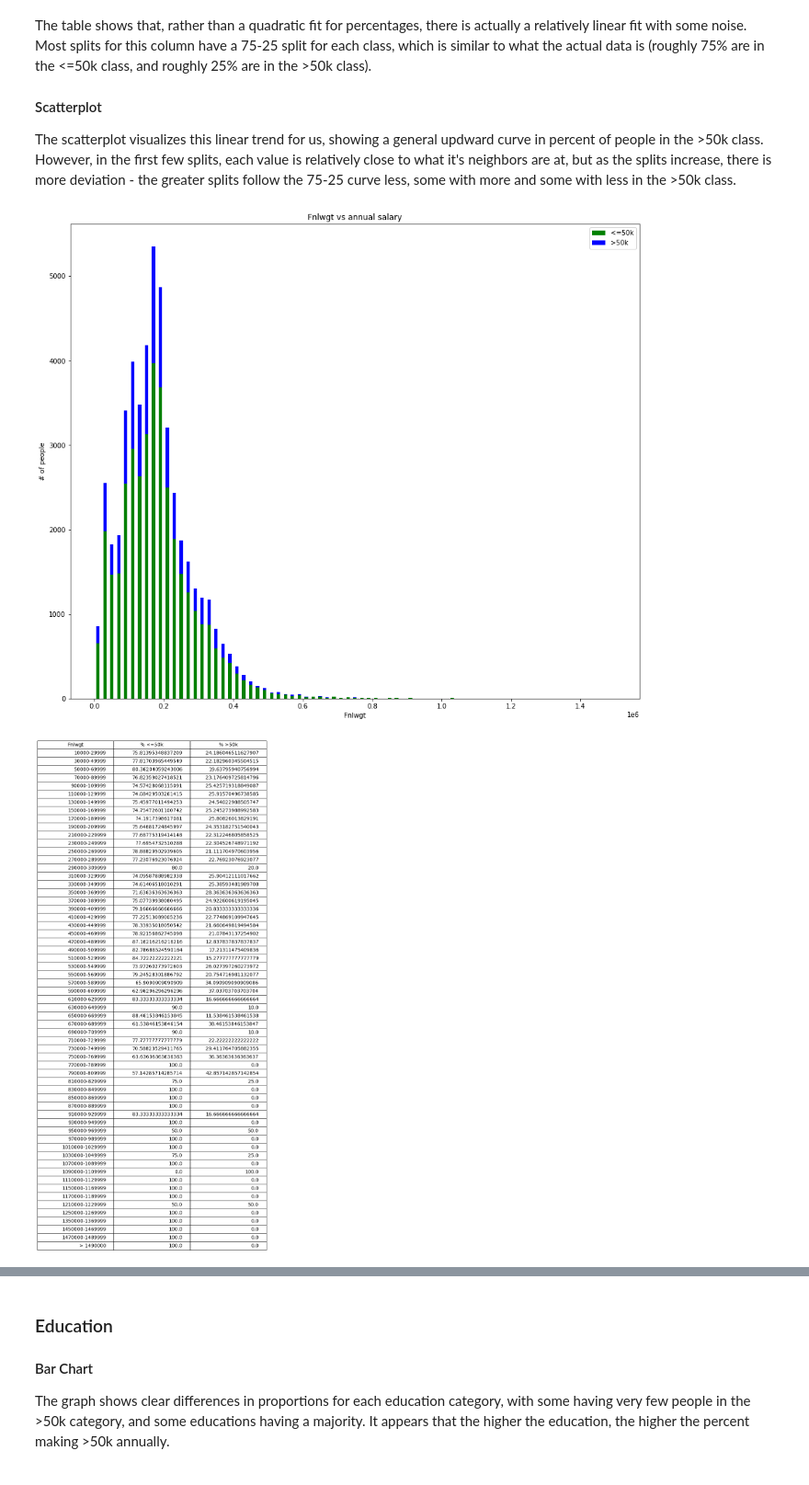
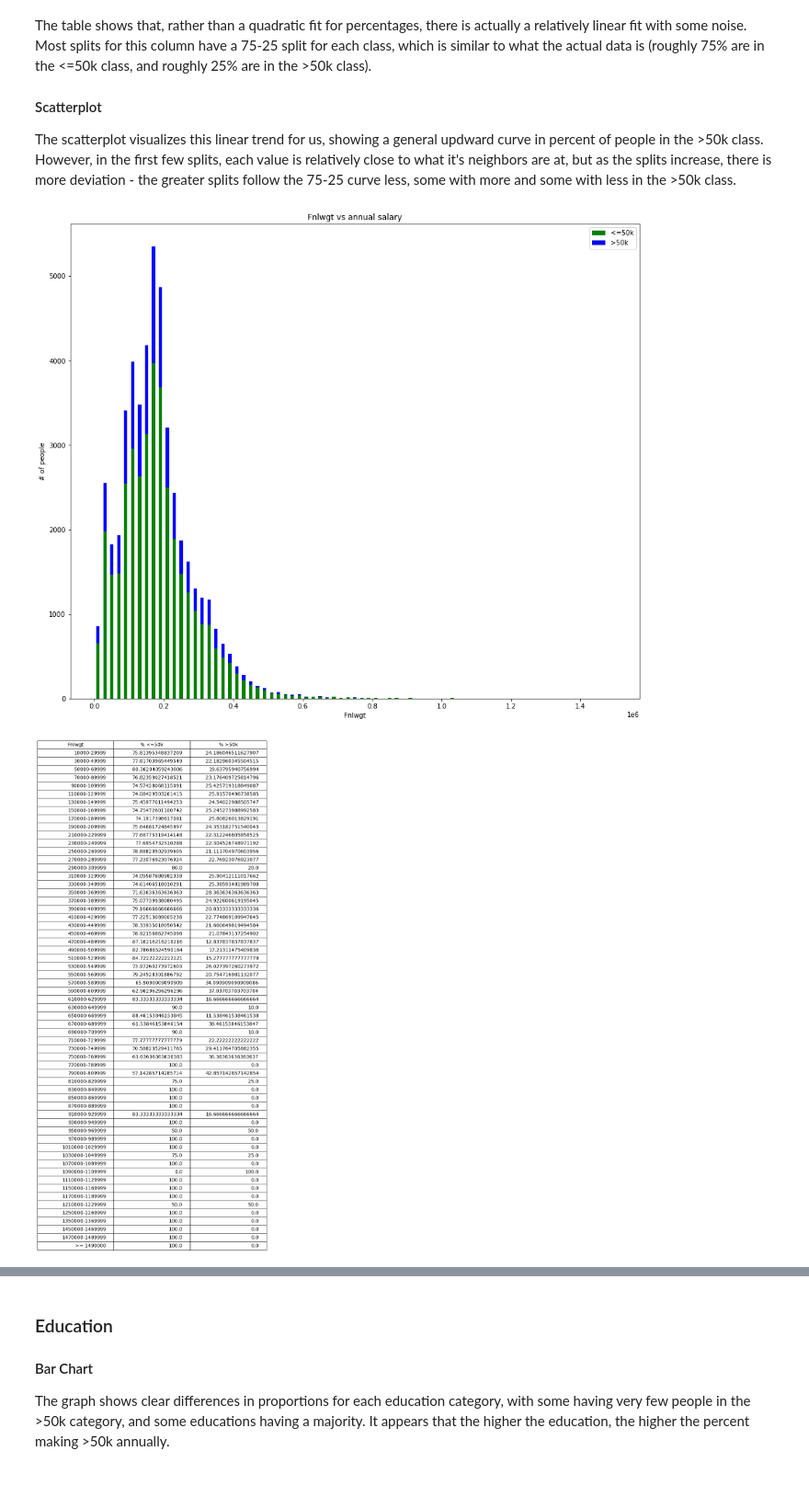
Before and after one commit to mrmattkennedy/Aunalytics-Data-Science, a Jupyter notebook: Aunalytics - Data Science - Matt Kennedy-checkpoint.ipynb, the cells around one changed output, grey strips where cells are left out. Shown at 92% size. Cells and saved outputs as stored; diff of their text form; code cells hidden in the pictures.

```diff
--- a/Aunalytics - Data Science - Matt Kennedy-checkpoint.ipynb
+++ b/Aunalytics - Data Science - Matt Kennedy-checkpoint.ipynb
@@ -203,7 +207,7 @@ def createTable(title, x, y0, y1, max=0):
             if i < len(x):
                 x_disp.append(x[i])
             else:
-                x_disp.append('> {}'.format(max))
+                x_disp.append('>= {}'.format(max))
         else:
             pass
 
@@ -235,7 +239,7 @@ rotate - whether or not to rotate the x axis tickmarks
 Returns:
 None
 """
-def showScatter(title, x, y0_p, y1_p, xlbl, ylbl, rotate=0):
+def showScatter(title, x, y0_p, y1_p, xlbl, rotate=0):
     fig = plt.figure(figsize=(12, 10))
     ax = fig.add_subplot(1,1,1)
     ax.plot(x, y0_p, label='<=50k')
@@ -246,7 +250,7 @@ def showScatter(title, x, y0_p, y1_p, xlbl, ylbl, rotate=0):
         ax.set_xticklabels(x, rotation=rotate)
     ax.set_title("{} vs annual salary".format(title))
     ax.set_xlabel(xlbl)
-    ax.set_ylabel(ylbl)
+    ax.set_ylabel('% of category')
     ax.legend()
     plt.show()
 # %%
@@ -308,19 +312,19 @@ The scatterplot visualizes this linear trend for us, showing a general updward c
 # %%
 col = ds['fnlwgt']
 start=10000
 stop=1500000
 step=20000
 xlbl = col.name.capitalize()
 
 y0, y1 = createBarChartContinuous(ds, classes, col, start, stop, step, xlbl, ylbl, 10000)
 
 vals = list(range(start, stop, step))
 x = []
 for i in range(len(vals)-1):
     x.append("{}-{}".format(vals[i], vals[i+1]-1))
 
 x, y0_p, y1_p = createTable(xlbl, x, y0, y1, max=1490000)
-showScatter(xlbl, x, y0_p, y1_p, xlbl, ylbl, 90)
+showScatter(xlbl, x, y0_p, y1_p, xlbl, 90)
 # %% [output]
 [figure]
-[figure, old version]
+[figure, new version]
```
Also changed, not shown: parts of 45 cells of this notebook.
